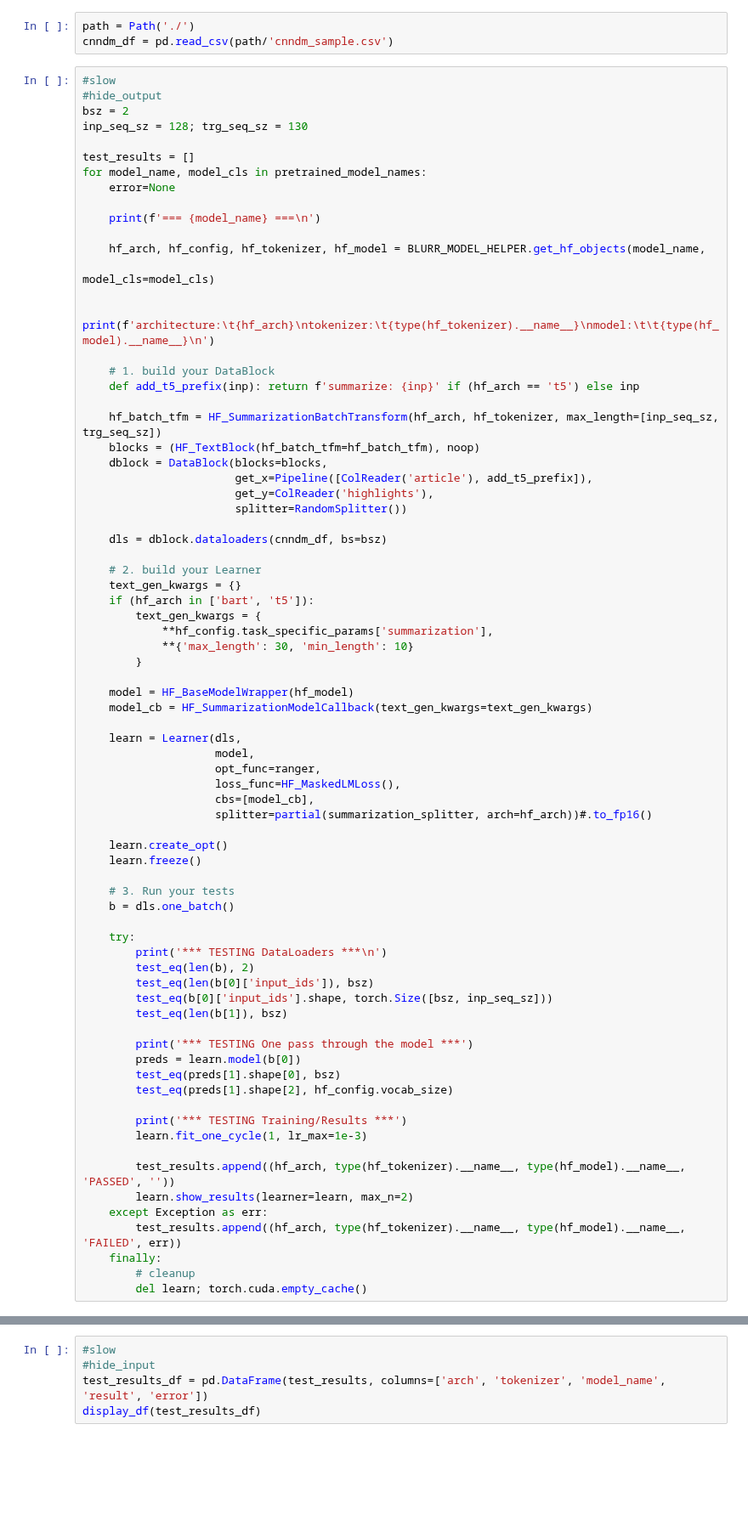
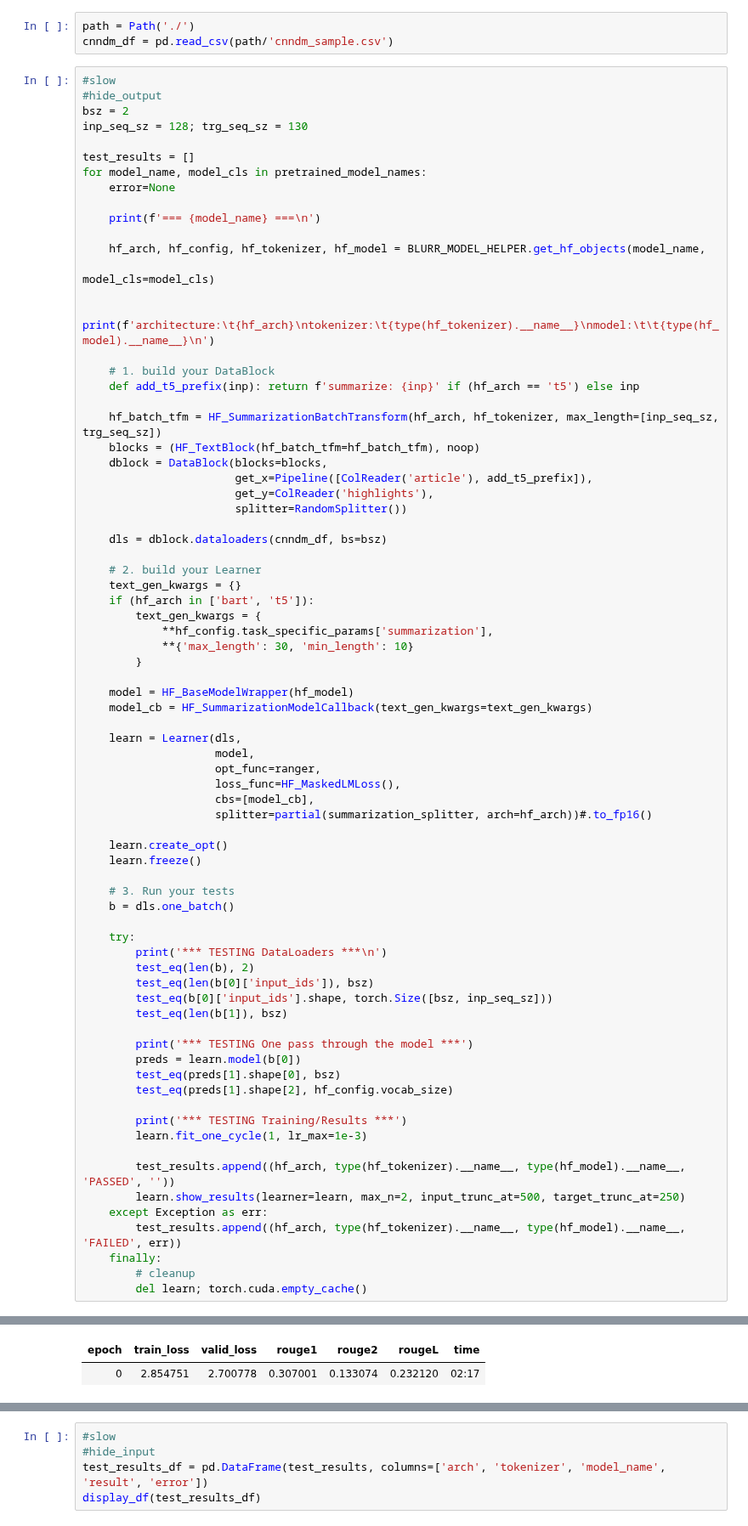
Before and after one commit to ohmeow/blurr, a Jupyter notebook: nbs/02e_modeling-summarization.ipynb, the cells around one changed output, grey strips where cells are left out. Shown at 85% size. Saved outputs shown, nothing was run; the diff lists cells and outputs as text; blank space fills up the shorter version.

```diff
--- a/nbs/02e_modeling-summarization.ipynb
+++ b/nbs/02e_modeling-summarization.ipynb
@@ -533,32 +535,34 @@ for model_name, model_cls in pretrained_model_names:
         test_eq(len(b), 2)
         test_eq(len(b[0]['input_ids']), bsz)
         test_eq(b[0]['input_ids'].shape, torch.Size([bsz, inp_seq_sz]))
         test_eq(len(b[1]), bsz)
 
         print('*** TESTING One pass through the model ***')
         preds = learn.model(b[0])
         test_eq(preds[1].shape[0], bsz)
         test_eq(preds[1].shape[2], hf_config.vocab_size)
 
         print('*** TESTING Training/Results ***')
         learn.fit_one_cycle(1, lr_max=1e-3)
 
         test_results.append((hf_arch, type(hf_tokenizer).__name__, type(hf_model).__name__, 'PASSED', ''))
-        learn.show_results(learner=learn, max_n=2)
+        learn.show_results(learner=learn, max_n=2, input_trunc_at=500, target_trunc_at=250)
     except Exception as err:
         test_results.append((hf_arch, type(hf_tokenizer).__name__, type(hf_model).__name__, 'FAILED', err))
     finally:
         # cleanup
         del learn; torch.cuda.empty_cache()
 # %% [output]
 === facebook/bart-large-cnn ===
 
 architecture:   bart
 tokenizer:      BartTokenizer
 model:          BartForConditionalGeneration
 
 *** TESTING DataLoaders ***
 
 *** TESTING One pass through the model ***
 *** TESTING Training/Results ***
+| epoch | train_loss | valid_loss | rouge1 | rouge2 | rougeL | time |
+| 0 | 2.854751 | 2.700778 | 0.307001 | 0.133074 | 0.232120 | 02:17 |
 [interactive output not drawn]
```
Also changed, not shown: parts of 13 cells of this notebook, 15 other files.
